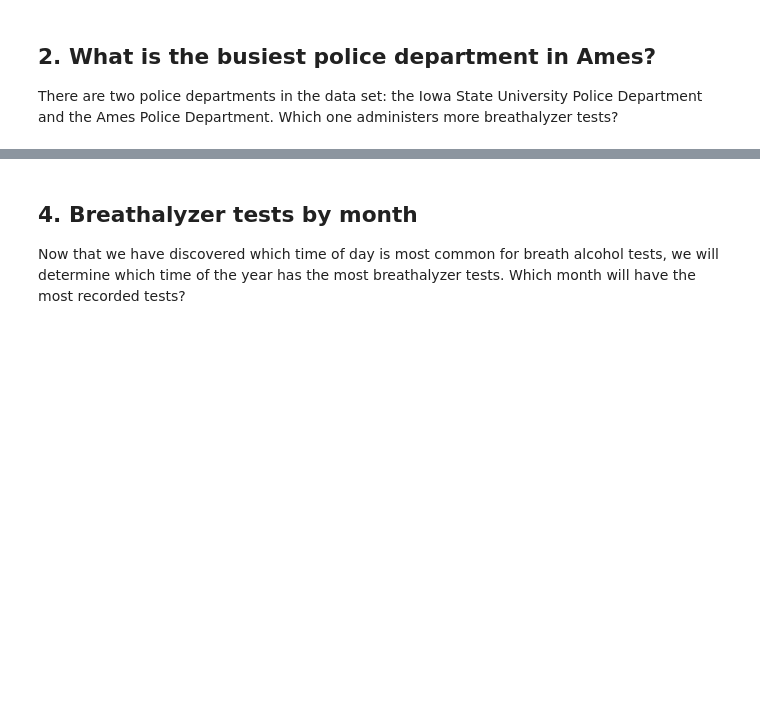
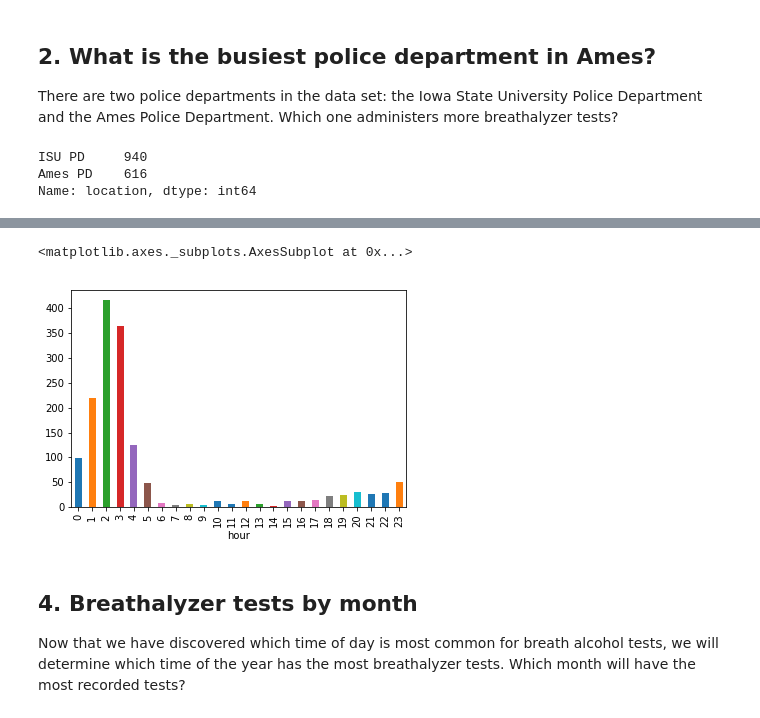
Before and after one commit to ArthurEzenwanne/data-projects, a Jupyter notebook: Drunk_in_Ames_Iowa_Analysis/drunk_in_Ames_anlysis.ipynb, the cells around one changed output, grey strips where cells are left out. Drawn from its saved outputs; the diff is of its cells as text; code cells hidden in the pictures; blank space fills up the shorter version.

Commit message:
Complete drunk in Iowa Ames data analysis project

```diff
--- a/Drunk_in_Ames_Iowa_Analysis/drunk_in_Ames_anlysis.ipynb
+++ b/Drunk_in_Ames_Iowa_Analysis/drunk_in_Ames_anlysis.ipynb
@@ -5,14 +5,17 @@
 <p>The data file 'breath_alcohol_ames.csv' contains 1,556 readings from breath alcohol tests administered by the Ames and Iowa State University Police Departments from January 2013 to December 2017. The columns in this data set are year, month, day, hour, location, gender, Res1, Res2.</p>
 # %%
 # import pandas
-# ... YOUR CODE FOR TASK 1 ...
+import pandas as pd
 
 # read the data into your workspace
-ba_data = pd.read_csv(___)
+ba_data = pd.read_csv('datasets/breath_alcohol_ames.csv')
 
 # quickly inspect the data
-print(___)
-
+print(ba_data.head())
+print()                       # Insight! Print() prints out a space to the output window
+print()
+print()
+print()
 # obtain counts for each year
-ba_year = ba_data['___'].___()
-ba_year
+ba_year = ba_data['year'].value_counts()
+ba_year                      # ba_year and print(ba_year) gives very similar but hugely different outputs
@@ -21,8 +37,12 @@ ba_year
 <p>There are two police departments in the data set: the Iowa State University Police Department and the Ames Police Department. Which one administers more breathalyzer tests? </p>
 # %%
 # use value_counts to tally up the totals for each department
-pds = ba_data['___'].___()
+pds = ba_data['location'].value_counts()
 pds
+# %% [output]
+ISU PD     940
+Ames PD    616
+Name: location, dtype: int64
 # %% [markdown]
 ## 3. Nothing Good Happens after 2am
 <p><img src="https://s3.amazonaws.com/assets.datacamp.com/production/project_208/img/himym02.jpg" style="float: left;margin:5px 20px 5px 1px;width:300px"></p>
@@ -30,11 +50,14 @@ pds
 # %%
 %matplotlib inline
 
 # count by hour
-hourly = ba_data.___(['___']).___()
+hourly = ba_data.groupby(['hour']).size()
 
 # create a vertical bar graph of the arrest count by hour
-hourly.___.___(x=___)
+hourly.plot.bar(x='hour')
+# %% [output]
+<matplotlib.axes._subplots.AxesSubplot at 0x...>
+[figure, added]
 # %% [markdown]
 ## 4. Breathalyzer tests by month
 <p>Now that we have discovered which time of day is most common for breath alcohol tests, we will determine which time of the year has the most breathalyzer tests. Which month will have the most recorded tests?</p>
```
Also changed, not shown: parts of 7 cells of this notebook.
